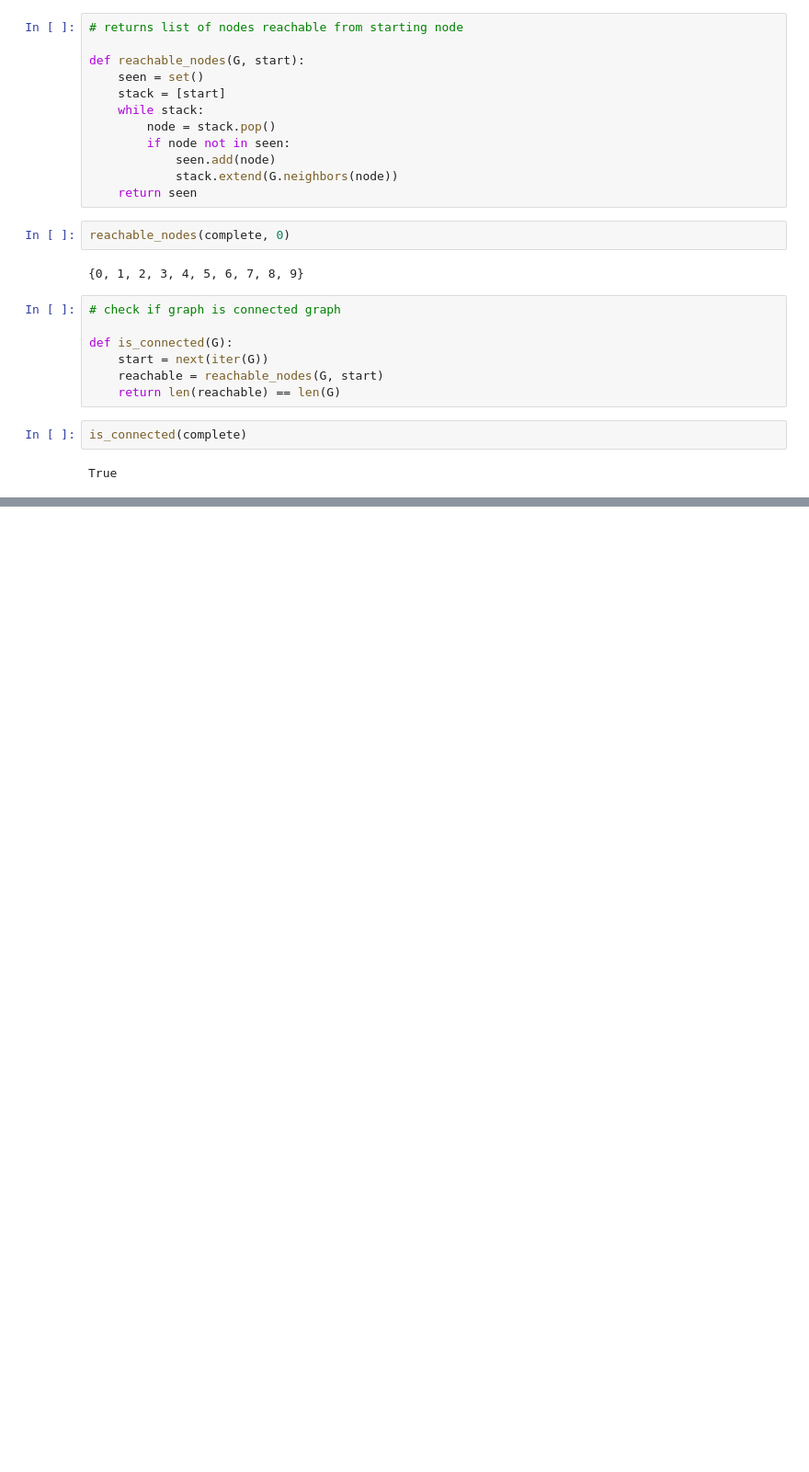
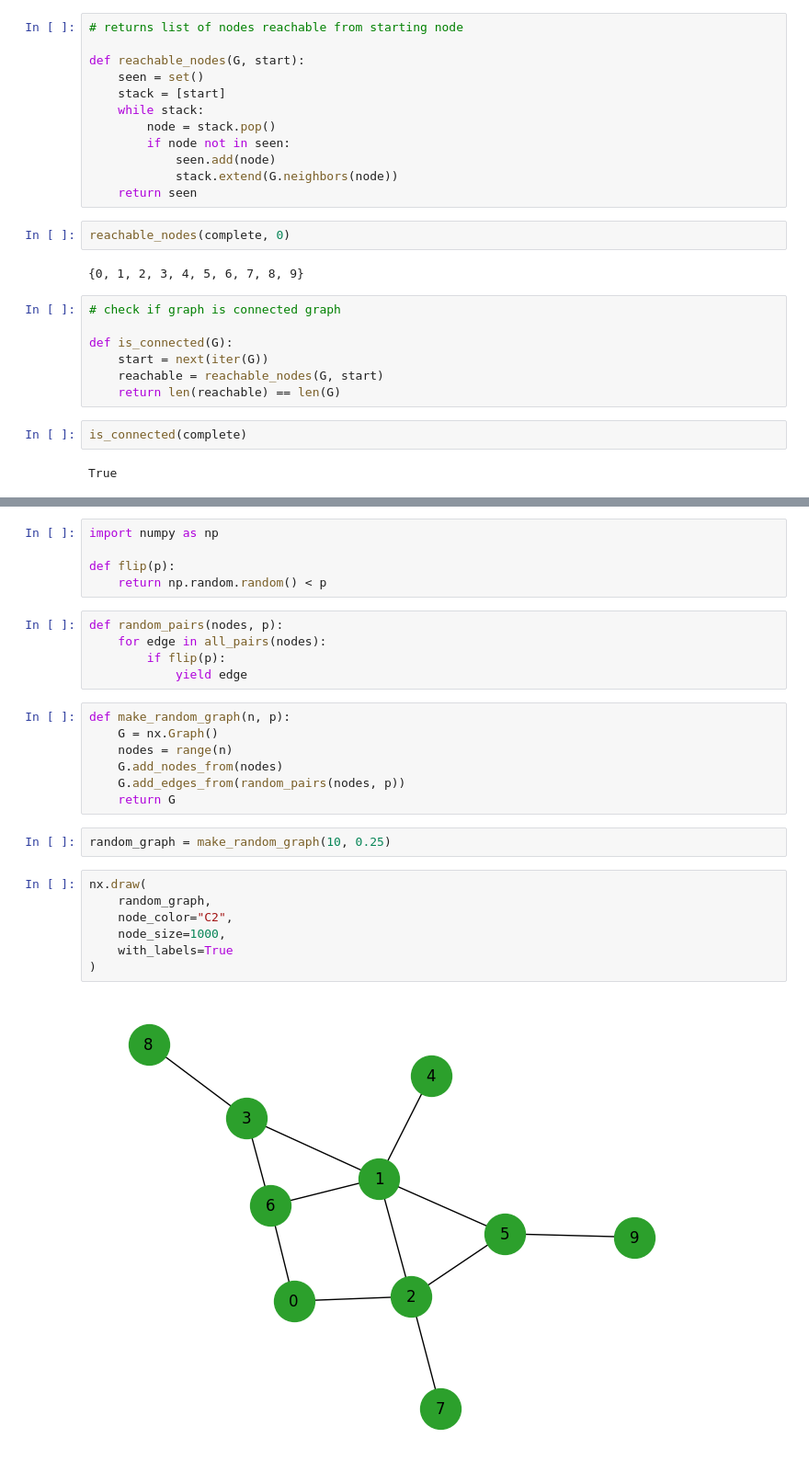
Before and after one commit to MSulSal/complexity, a Jupyter notebook: Graphs.ipynb, the cells around one changed output, grey strips where cells are left out. Shown at 92% size. Drawn from its saved outputs; the diff is of its cells as text; blank space fills up the shorter version.

Commit message:
random graphs

```diff
--- a/Graphs.ipynb
+++ b/Graphs.ipynb
@@ -212,0 +215,28 @@ True
+# %%
+import numpy as np
+
+def flip(p):
+    return np.random.random() < p
+# %%
+def random_pairs(nodes, p):
+    for edge in all_pairs(nodes):
+        if flip(p):
+            yield edge
+# %%
+def make_random_graph(n, p):
+    G = nx.Graph()
+    nodes = range(n)
+    G.add_nodes_from(nodes)
+    G.add_edges_from(random_pairs(nodes, p))
+    return G
+# %%
+random_graph = make_random_graph(10, 0.25)
+# %%
+nx.draw(
+    random_graph,
+    node_color="C2",
+    node_size=1000,
+    with_labels=True
+)
+# %% [output]
+[figure, added]
```
Also changed, not shown: parts of 2 cells of this notebook.
